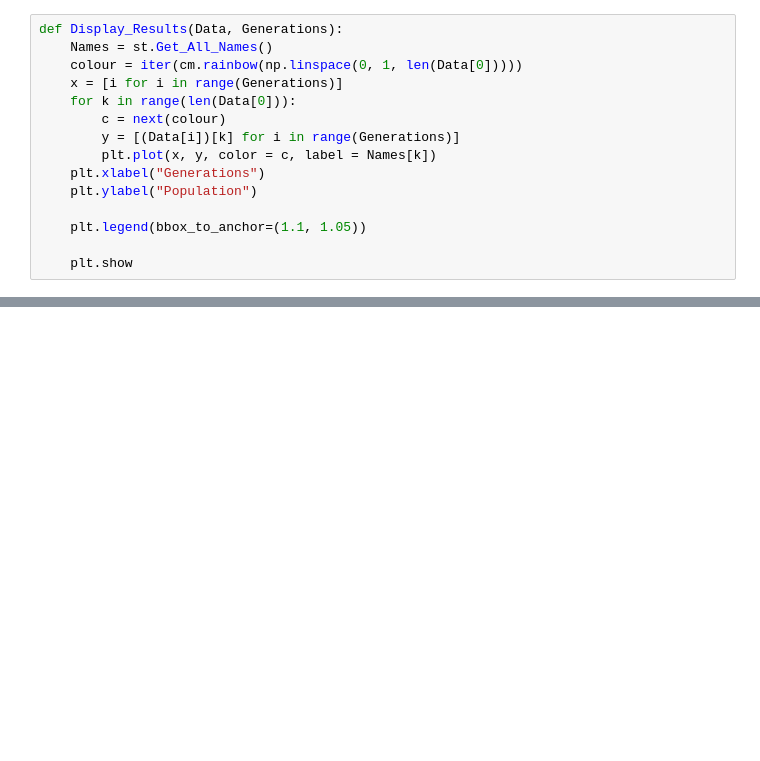
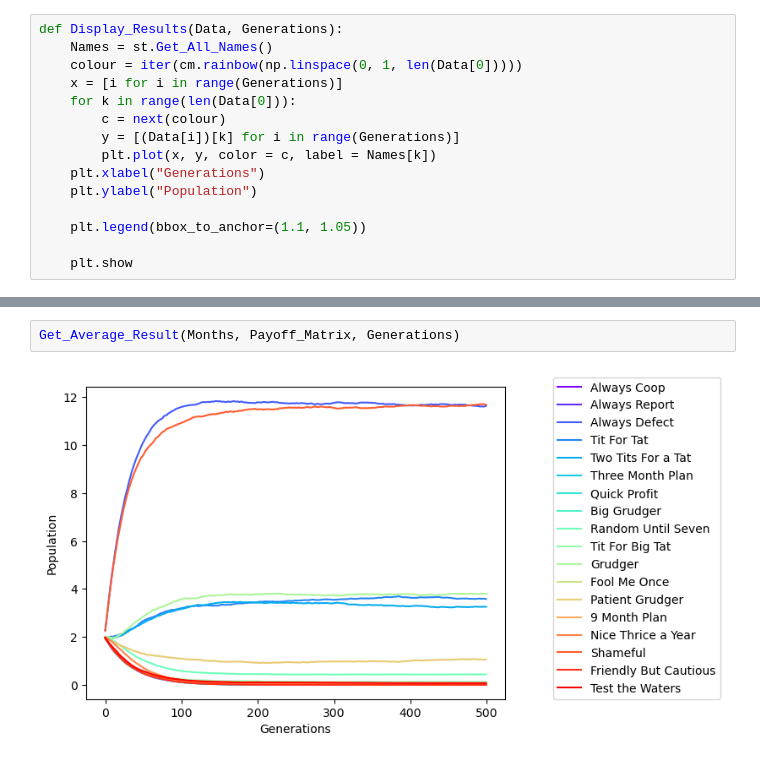
Before and after one commit to HarryFosterCU/Simulation-of-a-3-Choice-Prisoners-Dilemma-for-Modelling-Economic-Collusion, a Jupyter notebook: Emergent_Coop_Sim.ipynb, the cells around one changed output, grey strips where cells are left out. Saved outputs shown, nothing was run; the diff lists cells and outputs as text; blank space fills up the shorter version.

```diff
--- a/Emergent_Coop_Sim.ipynb
+++ b/Emergent_Coop_Sim.ipynb
@@ -119,0 +126,4 @@ Get_Average_Result(Months, Payoff_Matrix, Generations)
+# %%
+Get_Average_Result(Months, Payoff_Matrix, Generations)
+# %% [output]
+[figure, added]
```
Also changed, not shown: parts of 9 cells of this notebook, 1 other file.
